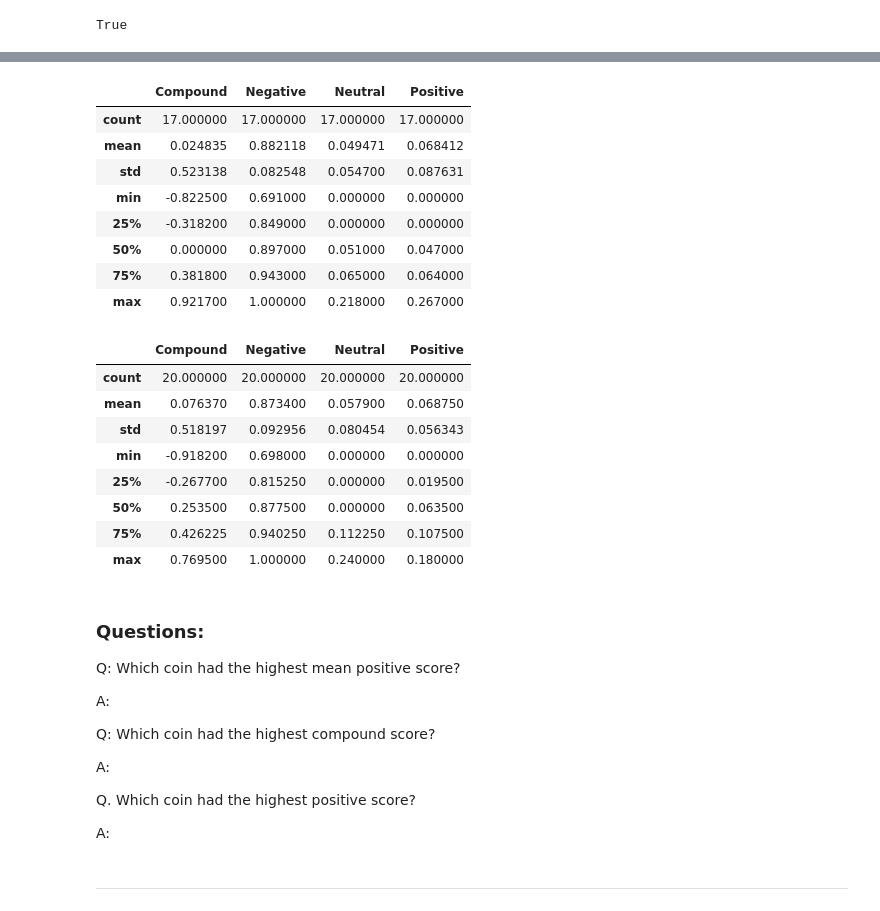
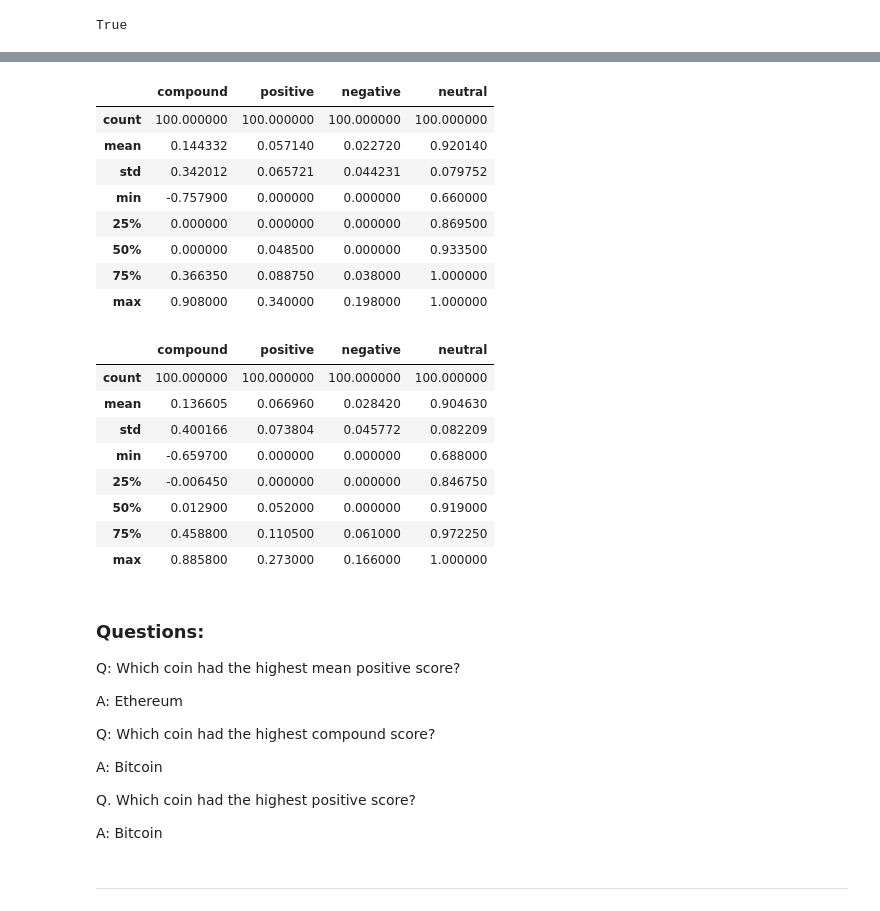
Before and after one commit to glensven/Fintech, a Jupyter notebook: HW-12-NLP/Instructions/Starter_Code/crypto_sentiment.ipynb, the cells around one changed output, grey strips where cells are left out. Cells and saved outputs as stored; diff of their text form; code cells hidden in the pictures.

```diff
--- a/HW-12-NLP/Instructions/Starter_Code/crypto_sentiment.ipynb
+++ b/HW-12-NLP/Instructions/Starter_Code/crypto_sentiment.ipynb
@@ -29,4 +29,7 @@ news_api_key = os.getenv("NEWS_API_KEY")
 newsapi = NewsApiClient(news_api_key)
 # %%
 # Fetch the Bitcoin news articles
-bitcoin_news = newsapi.get_everything(q='bitcoin')
+bitcoin_news = newsapi.get_everything(q='bitcoin', language="en", page_size=100, sort_by="relevancy")
+print(f"Total articles about Bitcoin: {bitcoin_news['totalResults']}")
+# Show sample article
+bitcoin_news["articles"][0]
@@ -55,0 +62,29 @@ ethereum_news = newsapi.get_everything(q='ethereum')
+# %%
+# Create the Bitcoin sentiment scores DataFrame
+bitcoin_sentiments = []
+
+for article in bitcoin_news["articles"]:
+    try:
+        text = article["content"]
+        sentiment = analyzer.polarity_scores(text)
+        compound = sentiment["compound"]
+        pos = sentiment["pos"]
+        neu = sentiment["neu"]
+        neg = sentiment["neg"]
+
+
+        bitcoin_sentiments.append({
+            "compound": compound,
+            "positive": pos,
+            "negative": neg,
+            "neutral": neu,
+            "text": text,
+        })
+
+    except AttributeError:
+        pass
+
+# Create DataFrame
+bitcoin_df = pd.DataFrame(bitcoin_sentiments)
+
+bitcoin_df.head()
@@ -56,43 +154,43 @@ ethereum_news = newsapi.get_everything(q='ethereum')
 # %%
 # Describe the Bitcoin Sentiment
-# YOUR CODE HERE!
+bitcoin_df.describe()
 # %% [output]
-|  | Compound | Negative | Neutral | Positive |
-| count | 17.000000 | 17.000000 | 17.000000 | 17.000000 |
-| mean | 0.024835 | 0.882118 | 0.049471 | 0.068412 |
-| std | 0.523138 | 0.082548 | 0.054700 | 0.087631 |
-| min | -0.822500 | 0.691000 | 0.000000 | 0.000000 |
-| 25% | -0.318200 | 0.849000 | 0.000000 | 0.000000 |
-| 50% | 0.000000 | 0.897000 | 0.051000 | 0.047000 |
-| 75% | 0.381800 | 0.943000 | 0.065000 | 0.064000 |
-| max | 0.921700 | 1.000000 | 0.218000 | 0.267000 |
+|  | compound | positive | negative | neutral |
+| count | 100.000000 | 100.000000 | 100.000000 | 100.000000 |
+| mean | 0.144332 | 0.057140 | 0.022720 | 0.920140 |
+| std | 0.342012 | 0.065721 | 0.044231 | 0.079752 |
+| min | -0.757900 | 0.000000 | 0.000000 | 0.660000 |
+| 25% | 0.000000 | 0.000000 | 0.000000 | 0.869500 |
+| 50% | 0.000000 | 0.048500 | 0.000000 | 0.933500 |
+| 75% | 0.366350 | 0.088750 | 0.038000 | 1.000000 |
+| max | 0.908000 | 0.340000 | 0.198000 | 1.000000 |
 # %%
 # Describe the Ethereum Sentiment
-# YOUR CODE HERE!
+ethereum_df.describe()
 # %% [output]
-|  | Compound | Negative | Neutral | Positive |
-| count | 20.000000 | 20.000000 | 20.000000 | 20.000000 |
-| mean | 0.076370 | 0.873400 | 0.057900 | 0.068750 |
-| std | 0.518197 | 0.092956 | 0.080454 | 0.056343 |
-| min | -0.918200 | 0.698000 | 0.000000 | 0.000000 |
-| 25% | -0.267700 | 0.815250 | 0.000000 | 0.019500 |
-| 50% | 0.253500 | 0.877500 | 0.000000 | 0.063500 |
-| 75% | 0.426225 | 0.940250 | 0.112250 | 0.107500 |
-| max | 0.769500 | 1.000000 | 0.240000 | 0.180000 |
+|  | compound | positive | negative | neutral |
+| count | 100.000000 | 100.000000 | 100.000000 | 100.000000 |
+| mean | 0.136605 | 0.066960 | 0.028420 | 0.904630 |
+| std | 0.400166 | 0.073804 | 0.045772 | 0.082209 |
+| min | -0.659700 | 0.000000 | 0.000000 | 0.688000 |
+| 25% | -0.006450 | 0.000000 | 0.000000 | 0.846750 |
+| 50% | 0.012900 | 0.052000 | 0.000000 | 0.919000 |
+| 75% | 0.458800 | 0.110500 | 0.061000 | 0.972250 |
+| max | 0.885800 | 0.273000 | 0.166000 | 1.000000 |
 # %% [markdown]
 ### Questions:
 
 Q: Which coin had the highest mean positive score?
 
-A:
+A: Ethereum
 
 Q: Which coin had the highest compound score?
 
-A:
+A: Bitcoin
 
 Q. Which coin had the highest positive score?
 
-A:
+A: Bitcoin
 # %% [markdown]
 ---
 # %% [markdown]
```
Also changed, not shown: parts of 38 cells of this notebook.
